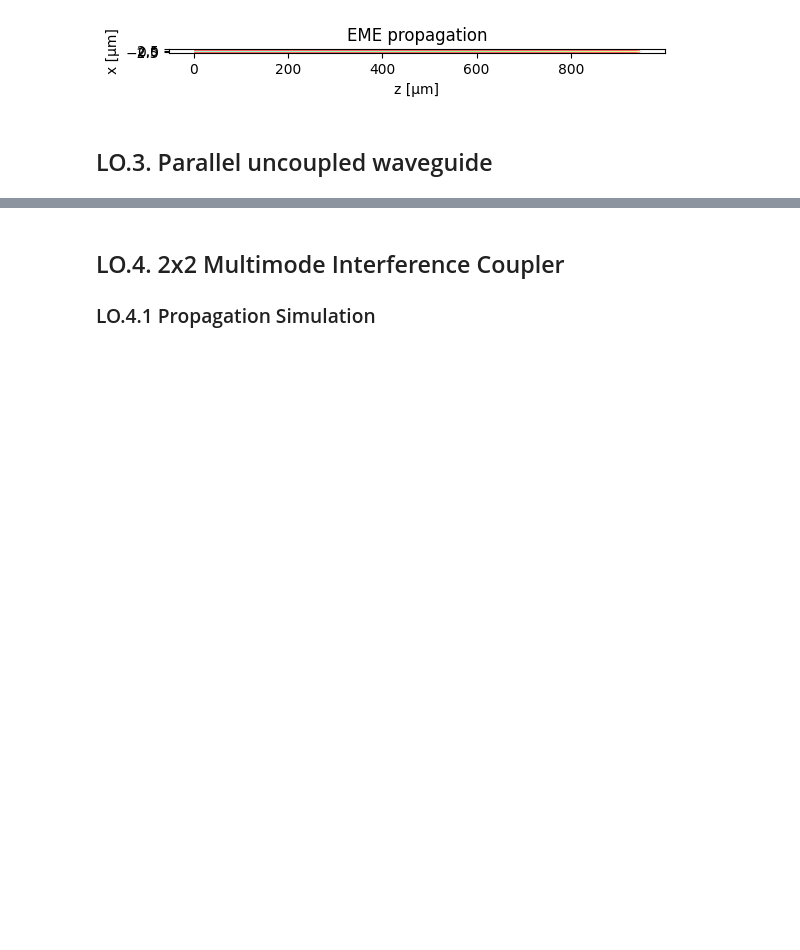
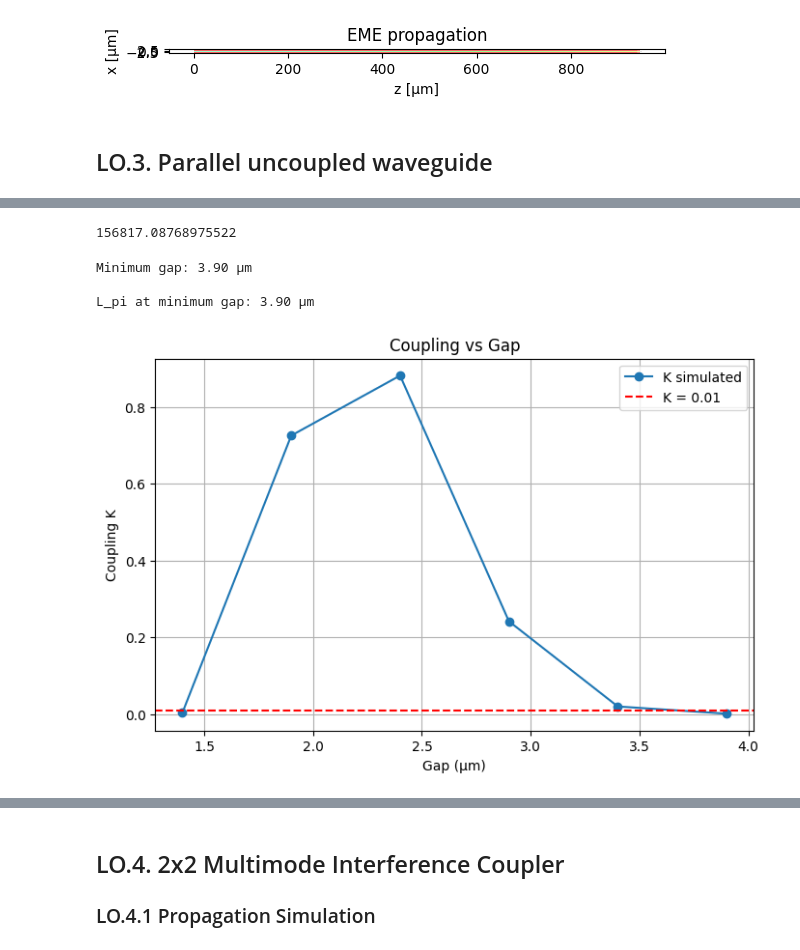
Before and after one commit to mromgar1/pic-upv-lab2, a Jupyter notebook: COUPLERS_Student.ipynb, the cells around one changed output, grey strips where cells are left out. Drawn from its saved outputs; the diff is of its cells as text; code cells hidden in the pictures; blank space fills up the shorter version.

```diff
--- a/COUPLERS_Student.ipynb
+++ b/COUPLERS_Student.ipynb
@@ -543,3 +477,64 @@ AttributeError: module 'gplugins.tidy3d.materials' has no attribute 'shallow_sin
 # HINT. Calculate manually the L_pi you may need to achieve K=0.1
 # Then you can sweep the gap and calculate the L_pi until reaching
 # the desired value.
+
+K_target = 0.01
+
+L_pi_target = (np.pi * L) / (2 * np.arcsin(np.sqrt(K_target)))
+
+print(L_pi_target)
+# %% [output]
+156817.08768975522
+# %%
+wg_width = 1.0
+gap = 1.4
+step = 0.5
+
+L = 10000
+K_target = 0.01
+
+L_pi_target = (np.pi * L) / (2 * np.arcsin(np.sqrt(K_target)))
+
+gaps_plot = []
+K_plot = []
+
+L_pi_simulado = 0
+
+while L_pi_simulado < L_pi_target:
+
+    m = DC_EME()
+    m.MMI_num_modes = 12
+    m.DC_wg_width = wg_width
+    m.DC_N_waveguides = 2
+    m.DC_wg_gap = gap
+
+    m.find_all_modes()
+    L_pi_simulado = m.get_L_pi()
+
+    K_real = np.sin(0.5 * np.pi * (L / L_pi_simulado))**2
+
+    gaps_plot.append(gap)
+    K_plot.append(K_real)
+
+    if L_pi_simulado >= L_pi_target:
+        break
+
+    gap = gap + step
+
+print(f"\nMinimum gap: {gap:.2f} µm")
+print(f"\nL_pi at minimum gap: {gap:.2f} µm")
+
+plt.figure(figsize=(8,5))
+plt.plot(gaps_plot, K_plot, marker='o', label='K simulated')
+plt.axhline(K_target, color='red', linestyle='--', label='K = 0.01')
+plt.xlabel("Gap (µm)")
+plt.ylabel("Coupling K")
+plt.title("Coupling vs Gap")
+plt.grid(True)
+plt.legend()
+plt.show()
+# %% [output]
+Minimum gap: 3.90 µm
+
+L_pi at minimum gap: 3.90 µm
+[figure, added]
```
Also changed, not shown: parts of 10 cells of this notebook, 1 other file.
